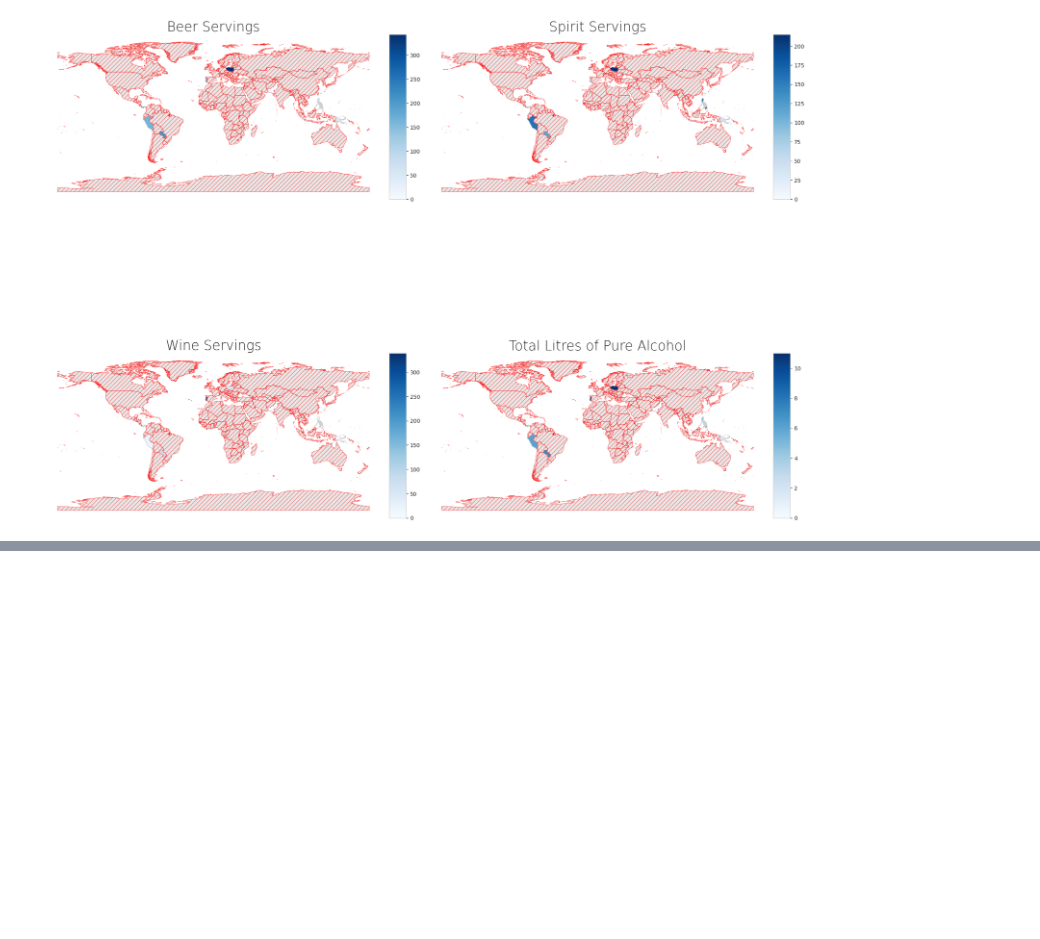
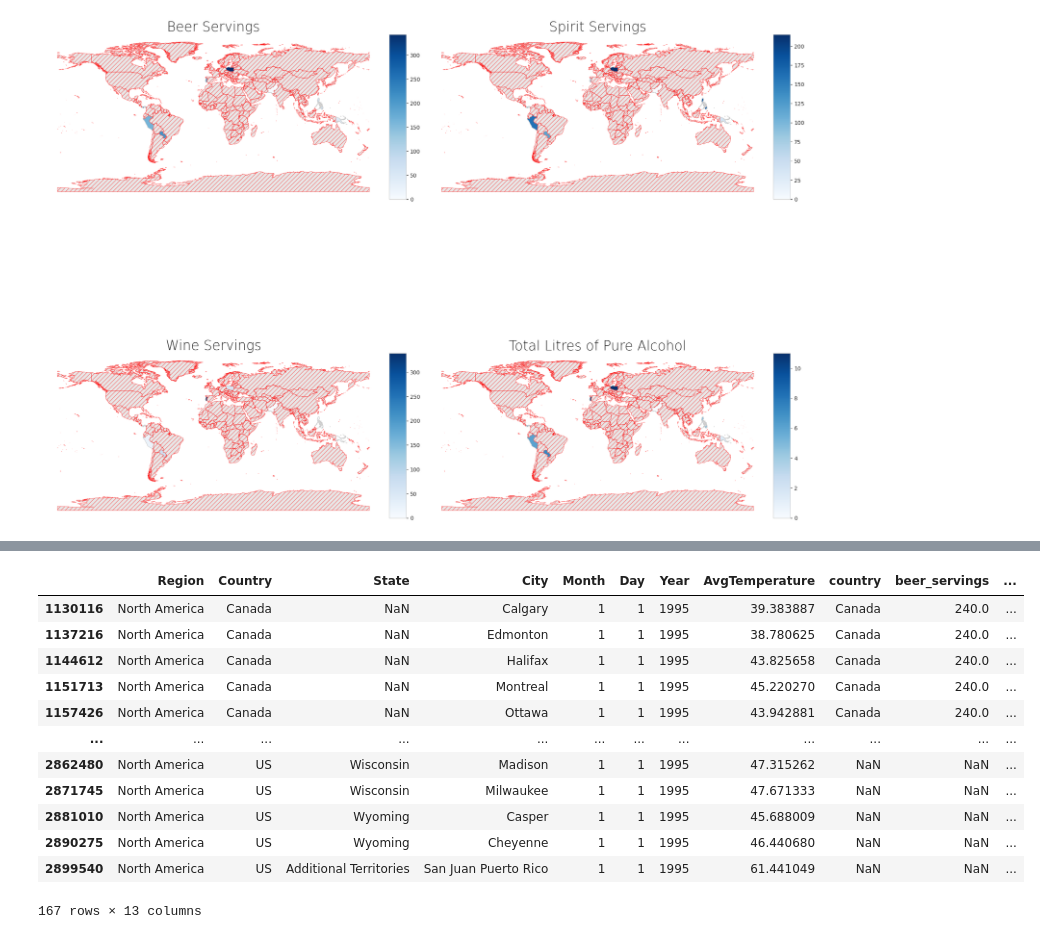
Before and after one commit to Kkilianek/ZMWD-projekt-2, a Jupyter notebook: projekt.ipynb, the cells around one changed output, grey strips where cells are left out. Cells and saved outputs as stored; diff of their text form; code cells hidden in the pictures; blank space fills up the shorter version.

```diff
--- a/projekt.ipynb
+++ b/projekt.ipynb
@@ -130,0 +222,17 @@ plt.show()
+# %%
+# Pokaż dane tylko z ameryki północnej (dla sprawdzenia czy operacja zaszła poprawnie dla wszystkich regionów)
+cities_df_merged[cities_df_merged['Region'] == 'North America']
+# %% [output]
+|  | Region | Country | State | City | Month | Day | Year | AvgTemperature | country | beer_servings | ... |
+| 1130116 | North America | Canada | NaN | Calgary | 1 | 1 | 1995 | 39.383887 | Canada | 240.0 | ... |
+| 1137216 | North America | Canada | NaN | Edmonton | 1 | 1 | 1995 | 38.780625 | Canada | 240.0 | ... |
+| 1144612 | North America | Canada | NaN | Halifax | 1 | 1 | 1995 | 43.825658 | Canada | 240.0 | ... |
+| 1151713 | North America | Canada | NaN | Montreal | 1 | 1 | 1995 | 45.220270 | Canada | 240.0 | ... |
+| 1157426 | North America | Canada | NaN | Ottawa | 1 | 1 | 1995 | 43.942881 | Canada | 240.0 | ... |
+| ... | ... | ... | ... | ... | ... | ... | ... | ... | ... | ... | ... |
+| 2862480 | North America | US | Wisconsin | Madison | 1 | 1 | 1995 | 47.315262 | NaN | NaN | ... |
+| 2871745 | North America | US | Wisconsin | Milwaukee | 1 | 1 | 1995 | 47.671333 | NaN | NaN | ... |
+| 2881010 | North America | US | Wyoming | Casper | 1 | 1 | 1995 | 45.688009 | NaN | NaN | ... |
+| 2890275 | North America | US | Wyoming | Cheyenne | 1 | 1 | 1995 | 46.440680 | NaN | NaN | ... |
+| 2899540 | North America | US | Additional Territories | San Juan Puerto Rico | 1 | 1 | 1995 | 61.441049 | NaN | NaN | ... |
+167 rows × 13 columns
```
Also changed, not shown: parts of 10 cells of this notebook.
